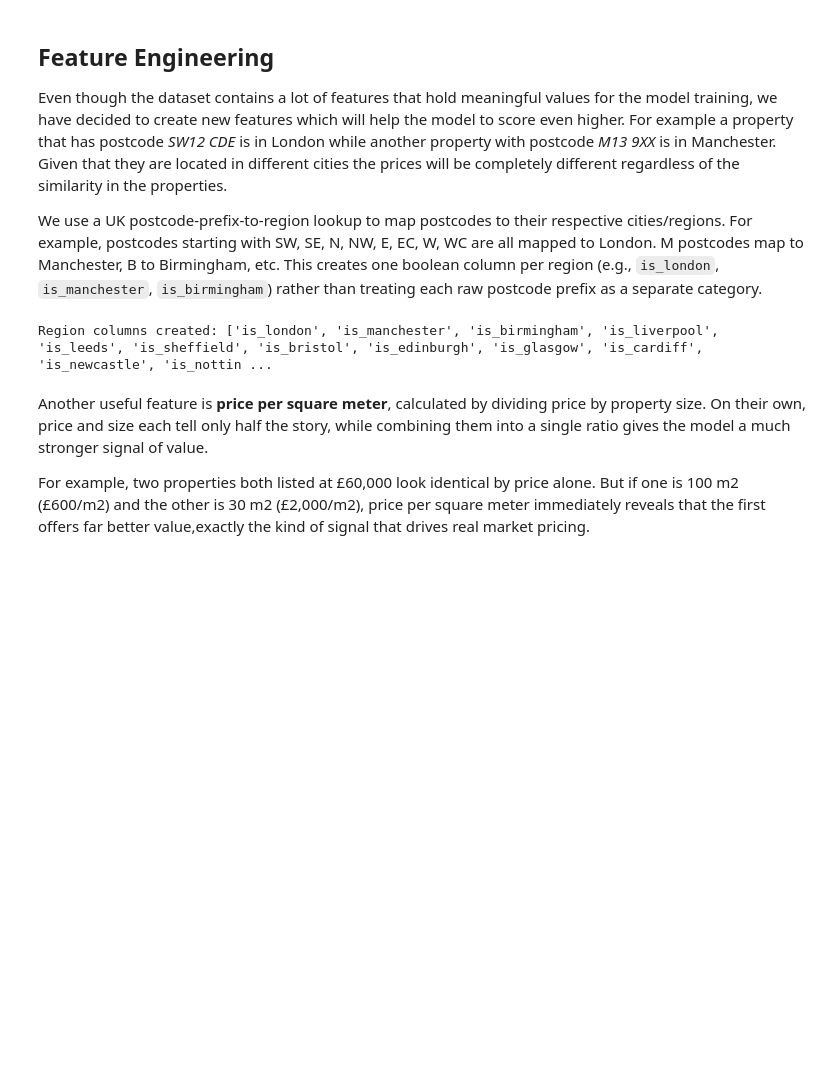
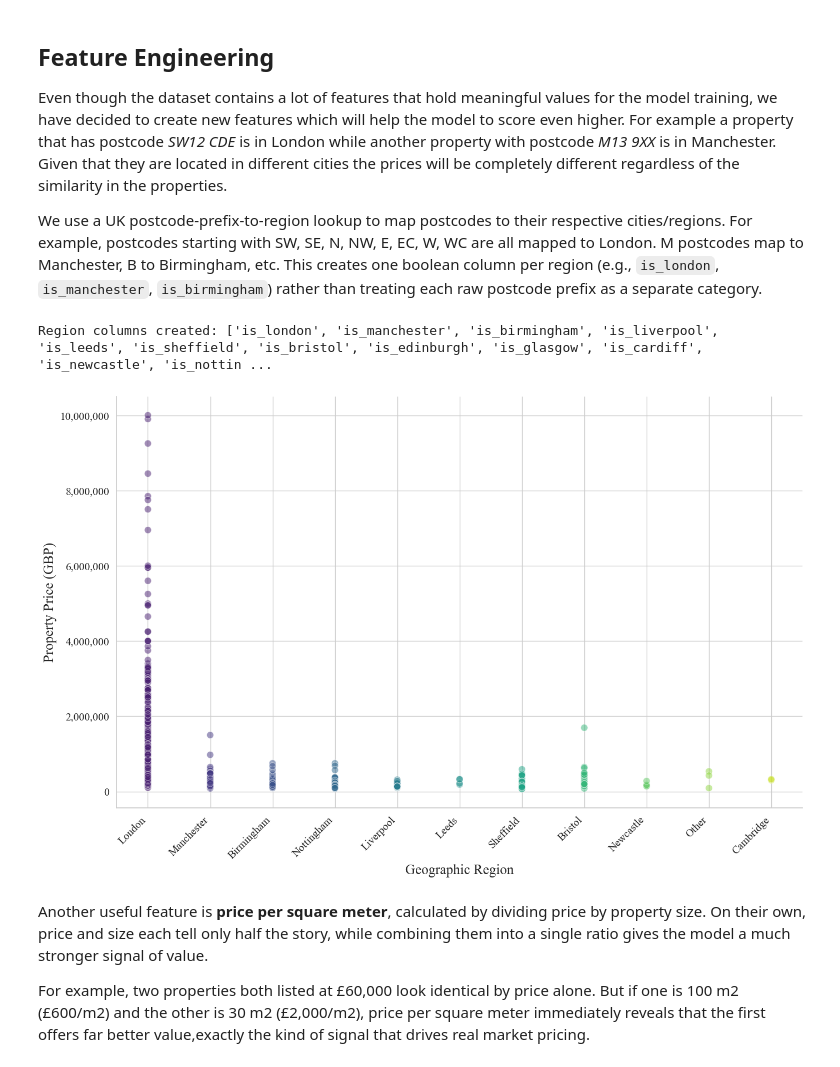
Before and after one commit to milenkirilov888/PropertyIQ, a Jupyter notebook: model1.ipynb, the cells around one changed output. Saved outputs shown, nothing was run; the diff lists cells and outputs as text; code cells hidden in the pictures; blank space fills up the shorter version.

```diff
--- a/model1.ipynb
+++ b/model1.ipynb
@@ -210,6 +210,58 @@ df = df.drop(columns=['postcode_prefix', 'region'])
 print(f"Region columns created: {[f'is_{r}' for r in UK_REGIONS]}")
 # %% [output]
 Region columns created: ['is_london', 'is_manchester', 'is_birmingham', 'is_liverpool', 'is_leeds', 'is_sheffield', 'is_bristol', 'is_edinburgh', 'is_glasgow', 'is_cardiff', 'is_newcastle', 'is_nottin ...
+# %%
+import seaborn as sns
+import matplotlib.pyplot as plt
+import matplotlib.ticker as ticker
+from matplotlib import rcParams
+
+sns.set_theme(style="whitegrid")
+
+rcParams['font.family'] = 'serif'
+rcParams['font.serif'] = ['Times New Roman', 'DejaVu Serif', 'Liberation Serif', 'serif']
+
+# Re-apply region label logic
+def get_region_label(row):
+    for region in UK_REGIONS:
+        if row[f'is_{region}'] == 1:
+            return region.capitalize()
+    return 'Other'
+
+df_plot = df.copy()
+df_plot['location_group'] = df_plot.apply(get_region_label, axis=1)
+
+
+plt.figure(figsize=(14, 9))
+ax = sns.scatterplot(
+    data=df_plot,
+    x='location_group',
+    y='price',
+    alpha=0.5,
+    s=80,
+    palette='viridis',
+    hue='location_group',
+    legend=False
+)
+
+# Formatting for y-axis
+ax.yaxis.set_major_formatter(ticker.StrMethodFormatter('{x:,.0f}'))
+
+# Increased font sizes for paper publication
+plt.xlabel('Geographic Region', fontsize=18)
+plt.ylabel('Property Price (GBP)', fontsize=18)
+
+# Refine x-axis and y-axis ticks font size
+plt.xticks(rotation=45, ha='right', fontsize=14)
+plt.yticks(fontsize=14)
+
+# Remove top and right spines
+sns.despine()
+
+plt.tight_layout()
+plt.show()
+# %% [output]
+[figure, added]
 # %% [markdown]
 Another useful feature is **price per square meter**, calculated by dividing price by property size. On their own, price and size each tell only half the story, while combining them into a single ratio gives the model a much stronger signal of value.
 
```
Also changed, not shown: parts of 2 cells of this notebook, 3 other files.
